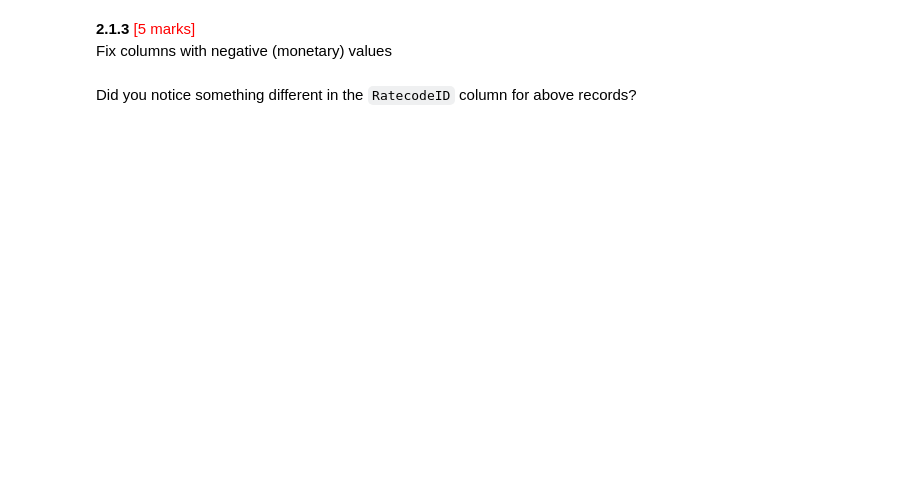
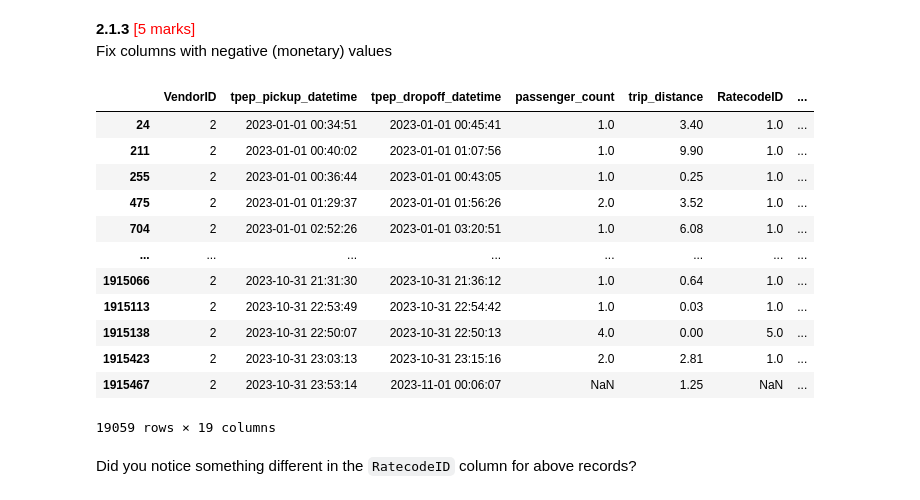
Before and after one commit to Nitinda97/EDA-on-NYC-Taxi, a Jupyter notebook: EDA_Assg_NYC_Taxi_Nitin_Khare.ipynb, the cells around one changed output. Saved outputs shown, nothing was run; the diff lists cells and outputs as text; code cells hidden in the pictures; blank space fills up the shorter version.

Commit message:
fixed index and handled missing values

```diff
--- a/EDA_Assg_NYC_Taxi_Nitin_Khare.ipynb
+++ b/EDA_Assg_NYC_Taxi_Nitin_Khare.ipynb
@@ -243,3 +272,4 @@ df.to_parquet('sampledtaxi2023.parquet')
 Now we can load the new data directly.
 # %%
 # Load the new data file
+df=pd.read_parquet("/content/drive/MyDrive/Assignments/EDA/data_NYC_Taxi/trip_records/sampledtaxi2023.parquet")
@@ -258,8 +313,14 @@ Fix/drop any columns as you seem necessary in the below sections
 Fix the index and drop unnecessary columns
 # %%
 # Fix the index and drop any columns that are not needed
+
+df.reset_index(drop=True, inplace=True)
 # %% [markdown]
 **2.1.2** <font color = red>[3 marks]</font> <br>
 There are two airport fee columns. This is possibly an error in naming columns. Let's see whether these can be combined into a single column.
 # %%
 # Combine the two airport fee columns
+
+df['airport_fee_combined'] = df[['airport_fee', 'Airport_fee']].max(axis=1)
+df = df.drop(['airport_fee', 'Airport_fee'], axis=1)
+df.info()
@@ -268,6 +347,22 @@ There are two airport fee columns. This is possibly an error in naming columns.
 Fix columns with negative (monetary) values
 # %%
 # check where values of fare amount are negative
+
+df[df['fare_amount'] < 0]
+# %% [output]
+|  | VendorID | tpep_pickup_datetime | tpep_dropoff_datetime | passenger_count | trip_distance | RatecodeID | ... |
+| 24 | 2 | 2023-01-01 00:34:51 | 2023-01-01 00:45:41 | 1.0 | 3.40 | 1.0 | ... |
+| 211 | 2 | 2023-01-01 00:40:02 | 2023-01-01 01:07:56 | 1.0 | 9.90 | 1.0 | ... |
+| 255 | 2 | 2023-01-01 00:36:44 | 2023-01-01 00:43:05 | 1.0 | 0.25 | 1.0 | ... |
+| 475 | 2 | 2023-01-01 01:29:37 | 2023-01-01 01:56:26 | 2.0 | 3.52 | 1.0 | ... |
+| 704 | 2 | 2023-01-01 02:52:26 | 2023-01-01 03:20:51 | 1.0 | 6.08 | 1.0 | ... |
+| ... | ... | ... | ... | ... | ... | ... | ... |
+| 1915066 | 2 | 2023-10-31 21:31:30 | 2023-10-31 21:36:12 | 1.0 | 0.64 | 1.0 | ... |
+| 1915113 | 2 | 2023-10-31 22:53:49 | 2023-10-31 22:54:42 | 1.0 | 0.03 | 1.0 | ... |
+| 1915138 | 2 | 2023-10-31 22:50:07 | 2023-10-31 22:50:13 | 4.0 | 0.00 | 5.0 | ... |
+| 1915423 | 2 | 2023-10-31 23:03:13 | 2023-10-31 23:15:16 | 2.0 | 2.81 | 1.0 | ... |
+| 1915467 | 2 | 2023-10-31 23:53:14 | 2023-11-01 00:06:07 | NaN | 1.25 | NaN | ... |
+19059 rows × 19 columns
 # %% [markdown]
 Did you notice something different in the `RatecodeID` column for above records?
 # %%
```
Also changed, not shown: parts of 22 cells of this notebook.
